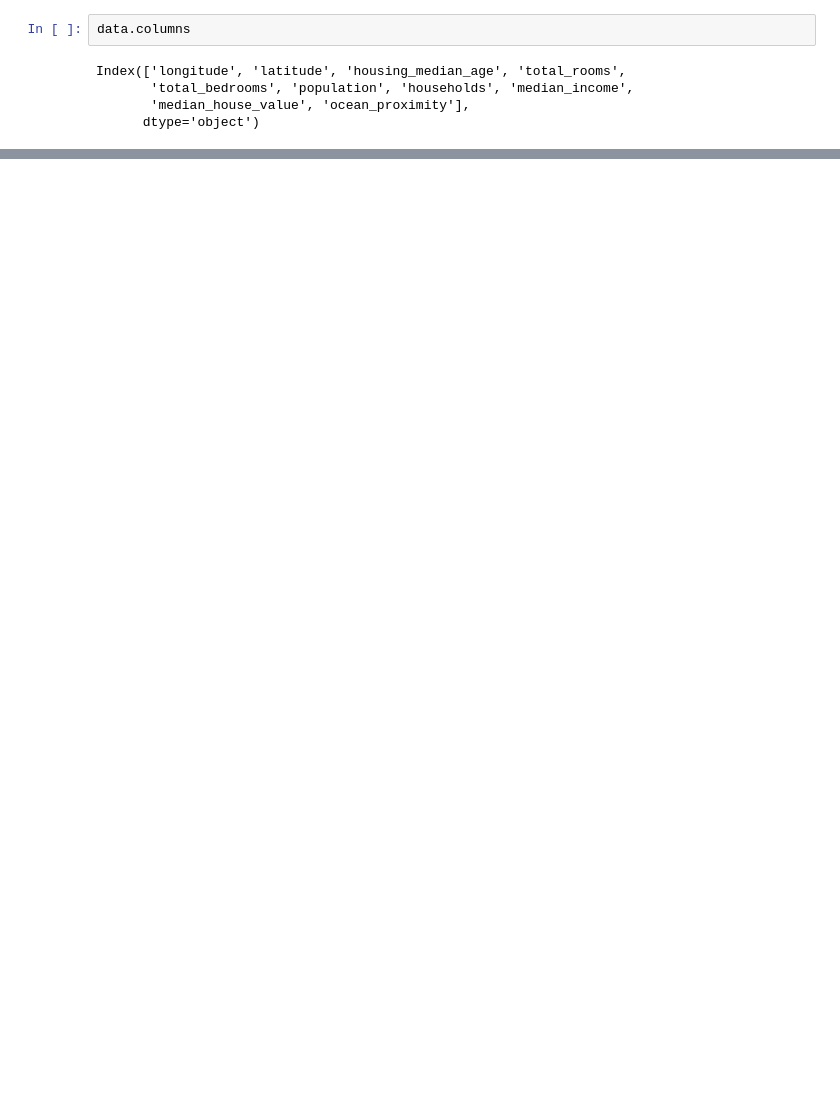
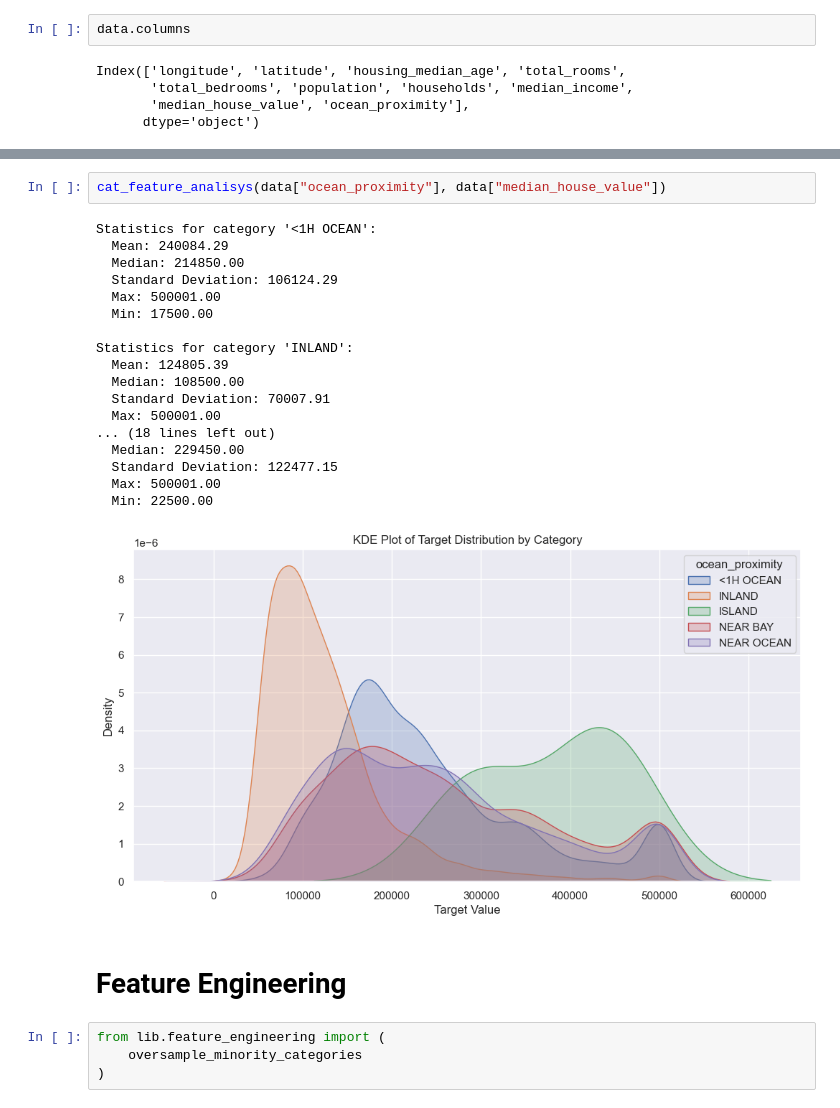
Before and after one commit to jvbfr/housing_prices, a Jupyter notebook: main.ipynb, the cells around one changed output, grey strips where cells are left out. Cells and saved outputs as stored; diff of their text form; blank space fills up the shorter version.

```diff
--- a/main.ipynb
+++ b/main.ipynb
@@ -113,0 +102,27 @@ ocean_proximity_NEAR OCEAN: 0.0060
+# %%
+cat_feature_analisys(data["ocean_proximity"], data["median_house_value"])
+# %% [output]
+Statistics for category '<1H OCEAN':
+  Mean: 240084.29
+  Median: 214850.00
+  Standard Deviation: 106124.29
+  Max: 500001.00
+  Min: 17500.00
+
+Statistics for category 'INLAND':
+  Mean: 124805.39
+  Median: 108500.00
+  Standard Deviation: 70007.91
+  Max: 500001.00
+... (18 lines left out)
+  Median: 229450.00
+  Standard Deviation: 122477.15
+  Max: 500001.00
+  Min: 22500.00
+[figure, added]
+# %% [markdown]
+# Feature Engineering
+# %%
+from lib.feature_engineering import (
+    oversample_minority_categories
+)
```
Also changed, not shown: parts of 14 cells of this notebook, 5 other files.
